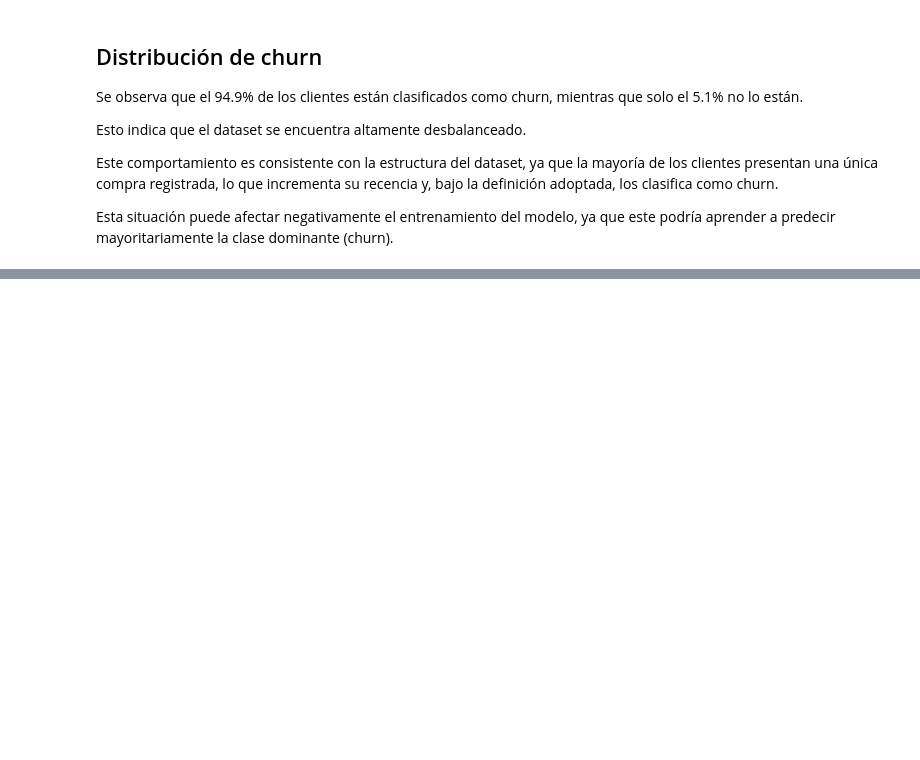
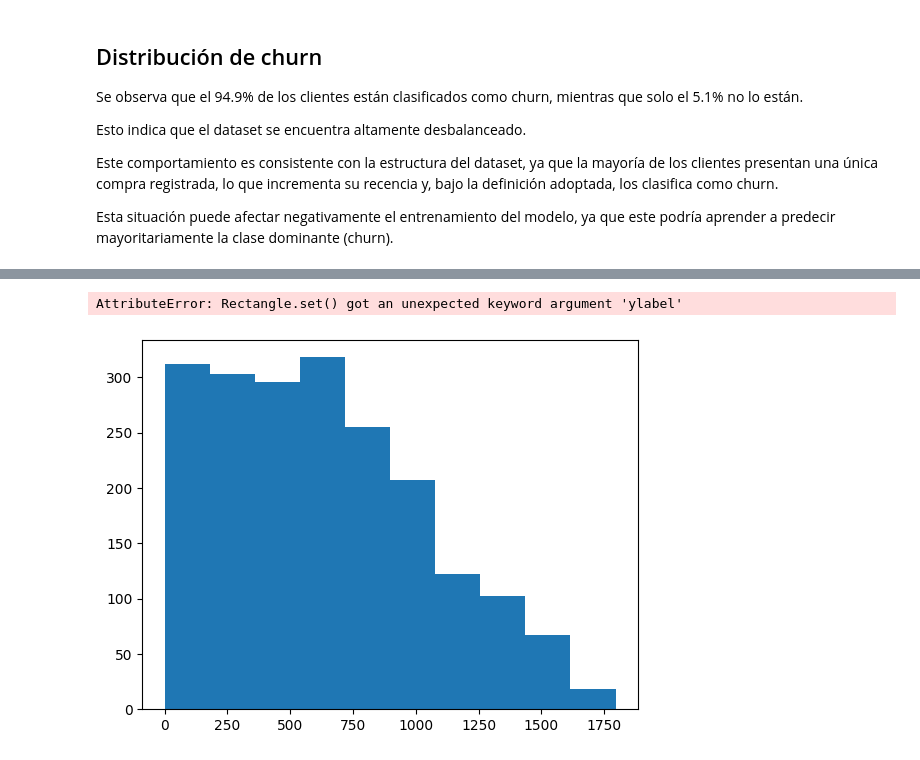
Before and after one commit to JeaCode/ecommerce-churn, a Jupyter notebook: ml/notebooks/01_eda_inicial.ipynb, the cells around one changed output, grey strips where cells are left out. Drawn from its saved outputs; the diff is of its cells as text; code cells hidden in the pictures; blank space fills up the shorter version.

```diff
--- a/ml/notebooks/01_eda_inicial.ipynb
+++ b/ml/notebooks/01_eda_inicial.ipynb
@@ -94,0 +120,9 @@ Esta situación puede afectar negativamente el entrenamiento del modelo, ya que
+# %%
+import matplotlib.pyplot as plt
+df["recency_days"].hist()
+
+plt.savefig("../reports/figures/recency_days_hist.png")
+plt.close()
+# %% [output]
+AttributeError: Rectangle.set() got an unexpected keyword argument 'ylabel'
+[figure, added]
```
Also changed, not shown: parts of 8 cells of this notebook, 7 other files.
